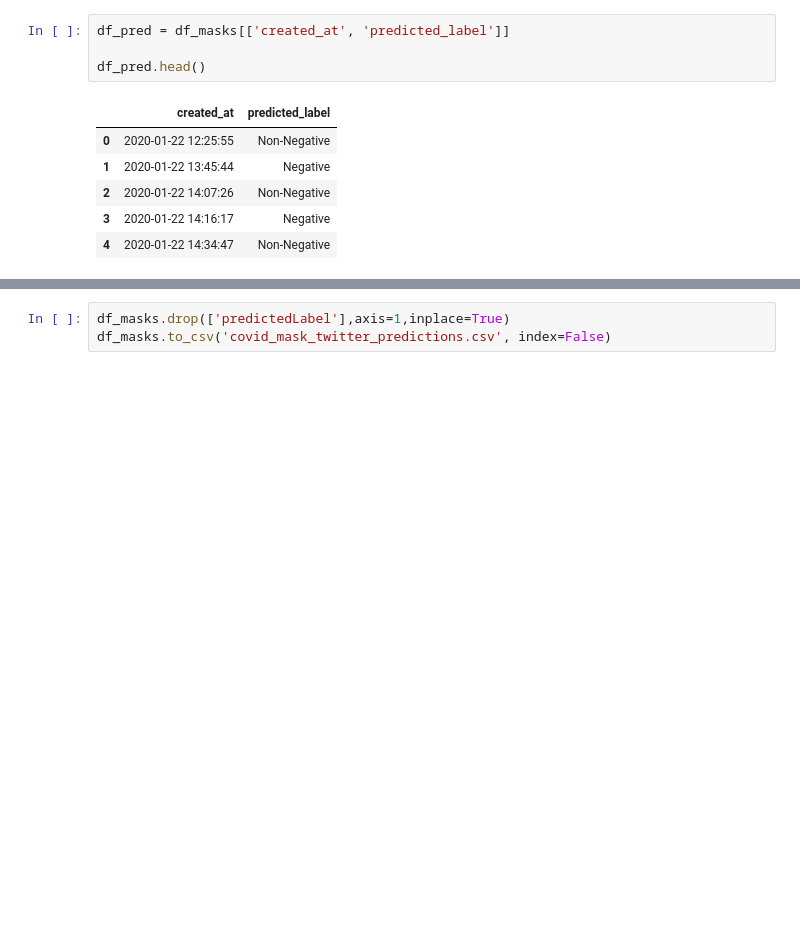
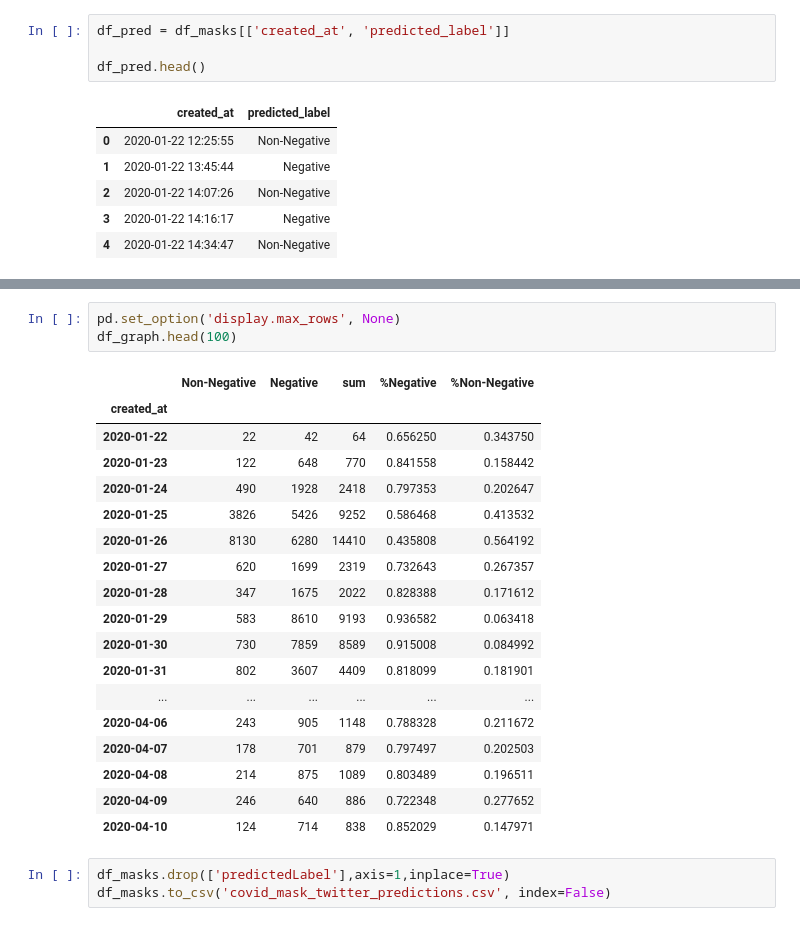
Before and after one commit to Jae-Ro/covid-19, a Jupyter notebook: Twitter Sentiment Data.ipynb, the cells around one changed output, grey strips where cells are left out. Saved outputs shown, nothing was run; the diff lists cells and outputs as text; blank space fills up the shorter version.

```diff
--- a/Twitter Sentiment Data.ipynb
+++ b/Twitter Sentiment Data.ipynb
@@ -494,3 +533,25 @@ plt.savefig('mask_sentiment_predictions_graph.png', dpi=250)
+# %%
+pd.set_option('display.max_rows', None)
+df_graph.head(100)
+# %% [output]
+|  | Non-Negative | Negative | sum | %Negative | %Non-Negative |
+| created_at |  |  |  |  |  |
+| 2020-01-22 | 22 | 42 | 64 | 0.656250 | 0.343750 |
+| 2020-01-23 | 122 | 648 | 770 | 0.841558 | 0.158442 |
+| 2020-01-24 | 490 | 1928 | 2418 | 0.797353 | 0.202647 |
+| 2020-01-25 | 3826 | 5426 | 9252 | 0.586468 | 0.413532 |
+| 2020-01-26 | 8130 | 6280 | 14410 | 0.435808 | 0.564192 |
+| 2020-01-27 | 620 | 1699 | 2319 | 0.732643 | 0.267357 |
+| 2020-01-28 | 347 | 1675 | 2022 | 0.828388 | 0.171612 |
+| 2020-01-29 | 583 | 8610 | 9193 | 0.936582 | 0.063418 |
+| 2020-01-30 | 730 | 7859 | 8589 | 0.915008 | 0.084992 |
+| 2020-01-31 | 802 | 3607 | 4409 | 0.818099 | 0.181901 |
+| ... | ... | ... | ... | ... | ... |
+| 2020-04-06 | 243 | 905 | 1148 | 0.788328 | 0.211672 |
+| 2020-04-07 | 178 | 701 | 879 | 0.797497 | 0.202503 |
+| 2020-04-08 | 214 | 875 | 1089 | 0.803489 | 0.196511 |
+| 2020-04-09 | 246 | 640 | 886 | 0.722348 | 0.277652 |
+| 2020-04-10 | 124 | 714 | 838 | 0.852029 | 0.147971 |
 # %%
 df_masks.drop(['predictedLabel'],axis=1,inplace=True)
 df_masks.to_csv('covid_mask_twitter_predictions.csv', index=False)
```
Also changed, not shown: parts of 15 cells of this notebook, 4 other files.
